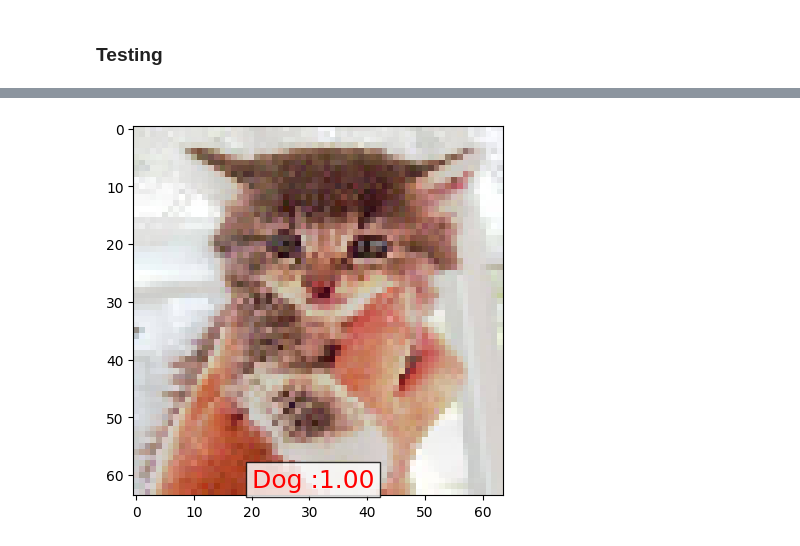
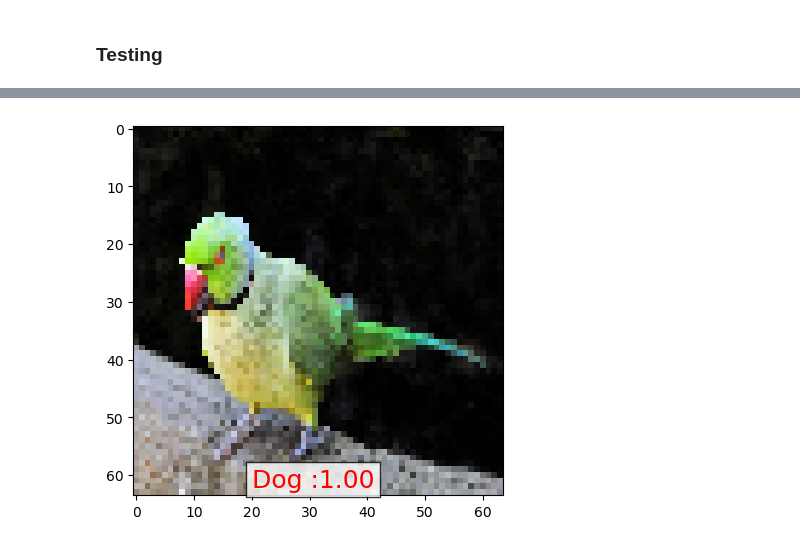
Before and after one commit to 784956494/CS-680-Proj, a Jupyter notebook: working_version.ipynb, the cells around one changed output, grey strips where cells are left out. Cells and saved outputs as stored; diff of their text form; code cells hidden in the pictures.

```diff
--- a/working_version.ipynb
+++ b/working_version.ipynb
@@ -34,6 +33,6 @@ Found 2000 files belonging to 2 classes.
 # %%
 from tensorflow.keras.models import load_model
-classifier = load_model('Cat-Dog-CNN-Classifier-master/resources/dogcat_model_bak.h5')
+classifier = load_model('C:\Cat-Dog-CNN-Classifier-master/resources/dogcat_model_bak.h5')
 # %% [markdown]
 ### Testing
 # %%
@@ -82,10 +72,11 @@ import tensorflow
 from tensorflow.keras.preprocessing import image
 import matplotlib.pyplot as plt
 import numpy as np
-img_path = 'Cat-Dog-CNN-Classifier-master/test/Cat/cat.100.jpg'
+# img_path = 'C:/Cat-Dog-CNN-Classifier-master/test/Cat/100.jpg'
 # img_path = 'own-imgs/dog/01_yuki.jpg'
 # img_path = 'own-imgs/dog/02_catlike_dog.jpg'
 # img_path = 'own-imgs/cat/01_cat.webp'
+img_path = 'own-imgs/cat/bird_cat.jpg'
 img1 = image.load_img(img_path, target_size=(64, 64))
 img = image.img_to_array(img1)
 img = img/255
@@ -106,4 +97,4 @@ plt.show()
-[figure, old version]
+[figure, new version]
 # %%
 # Another example of testing a model? I used this on the toy version I trained with 10 epochs and it did very bad
 
```
Also changed, not shown: parts of 5 cells of this notebook, 7 other files.
